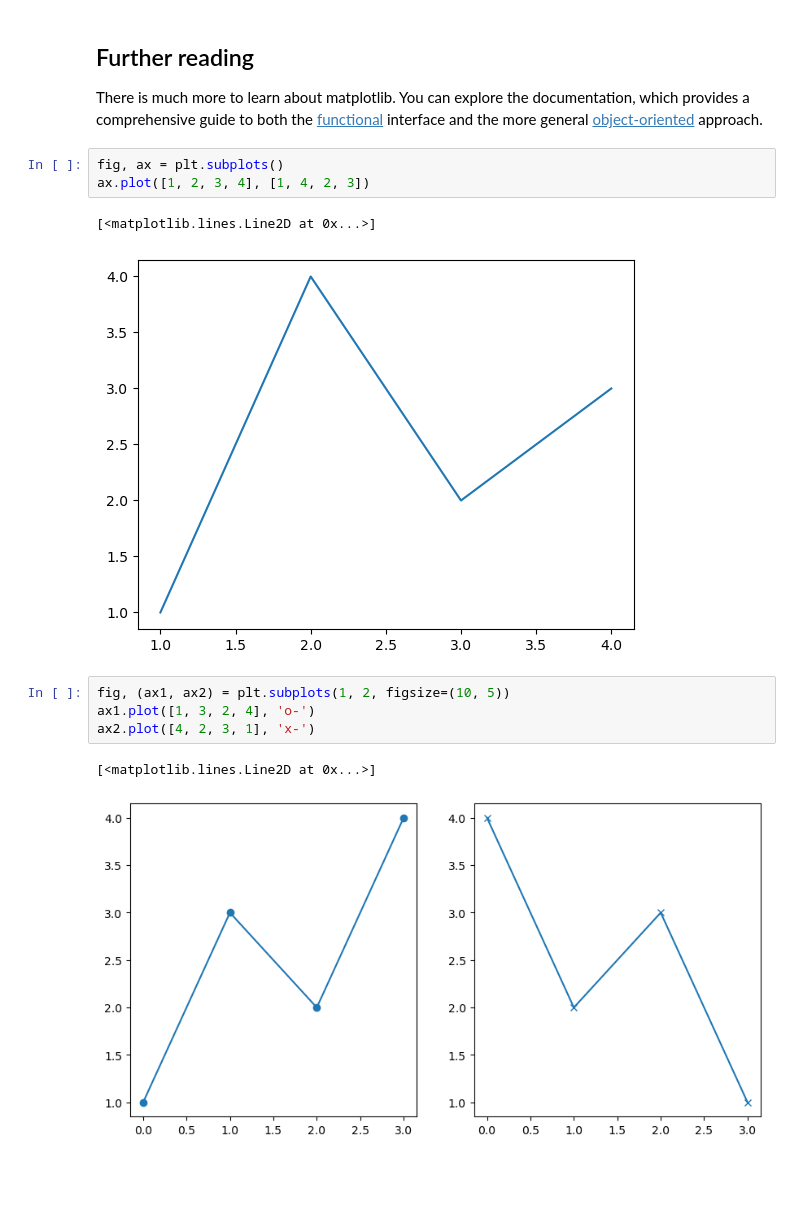
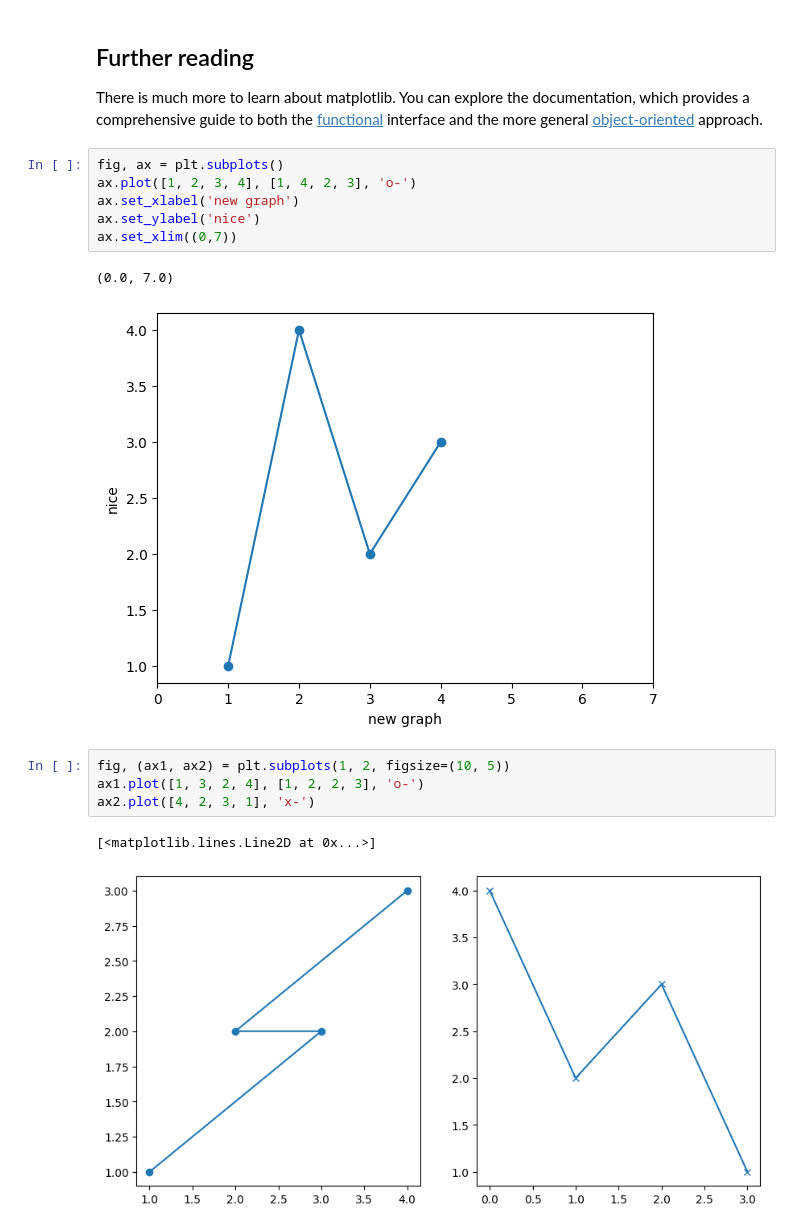
Before and after one commit to andy7622y/myfb, a Jupyter notebook: IS557/Lecture 06. Data Visualization.ipynb, the cells around one changed output. Saved outputs shown, nothing was run; the diff lists cells and outputs as text; blank space fills up the shorter version.

```diff
--- a/IS557/Lecture 06. Data Visualization.ipynb
+++ b/IS557/Lecture 06. Data Visualization.ipynb
@@ -165,14 +165,17 @@ ax.spines['right'].set_color('None')
 There is much more to learn about matplotlib. You can explore the documentation, which provides a comprehensive guide to both the [functional](https://matplotlib.org/stable/tutorials/introductory/pyplot.html) interface and the more general [object-oriented](https://matplotlib.org/stable/tutorials/introductory/quick_start.html) approach.
 # %%
 fig, ax = plt.subplots()
-ax.plot([1, 2, 3, 4], [1, 4, 2, 3])
+ax.plot([1, 2, 3, 4], [1, 4, 2, 3], 'o-')
+ax.set_xlabel('new graph')
+ax.set_ylabel('nice')
+ax.set_xlim((0,7))
 # %% [output]
-[<matplotlib.lines.Line2D at 0x...>]
+(0.0, 7.0)
-[figure, old version]
+[figure, new version]
 # %%
 fig, (ax1, ax2) = plt.subplots(1, 2, figsize=(10, 5))
-ax1.plot([1, 3, 2, 4], 'o-')
+ax1.plot([1, 3, 2, 4], [1, 2, 2, 3], 'o-')
 ax2.plot([4, 2, 3, 1], 'x-')
 # %% [output]
 [<matplotlib.lines.Line2D at 0x...>]
-[figure, old version]
+[figure, new version]
```
